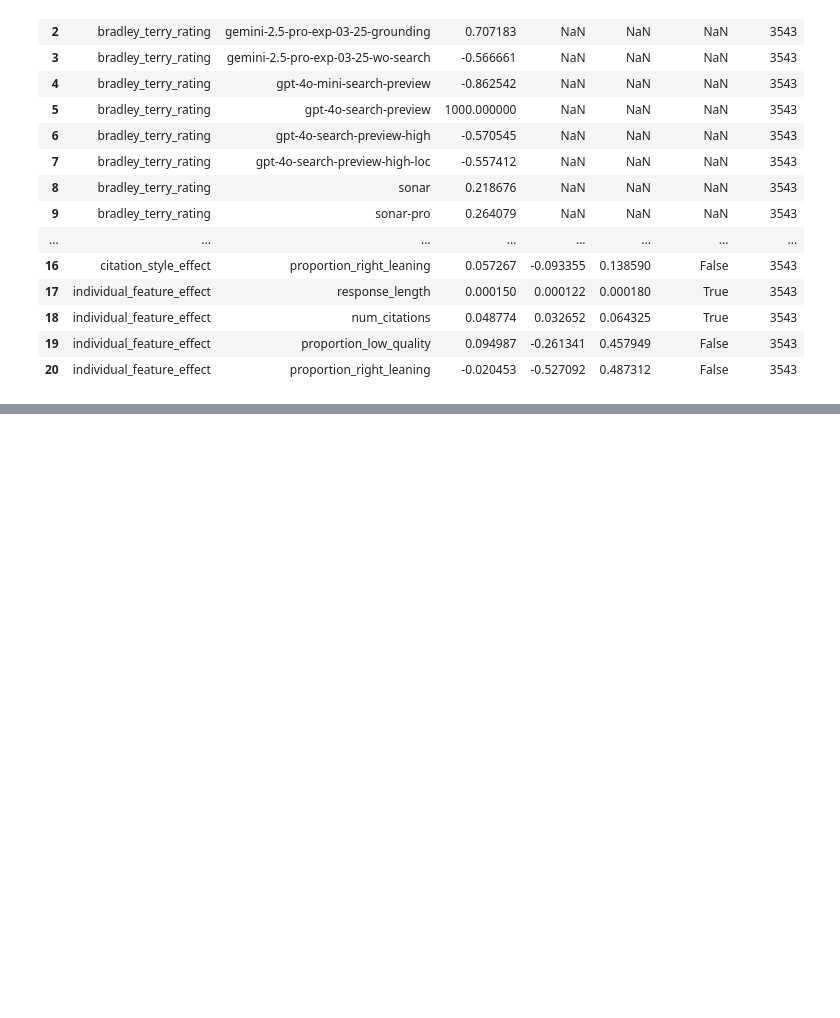
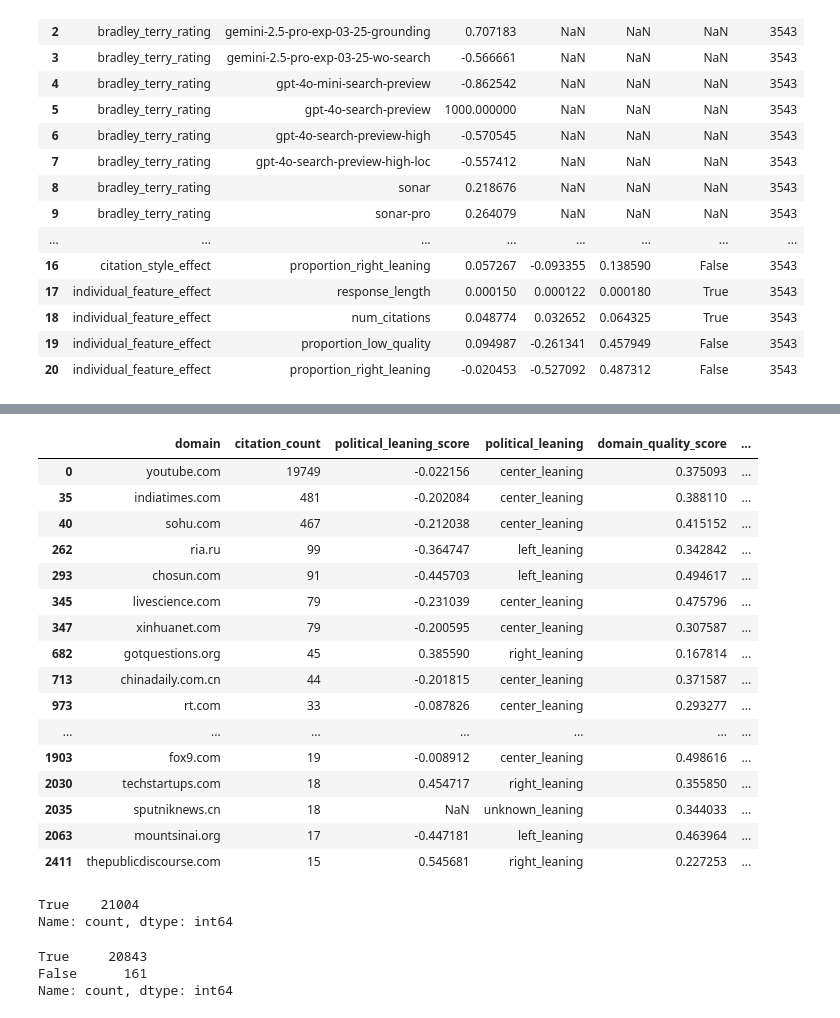
Before and after one commit to yang3kc/ai_search_arena, a Jupyter notebook: notebooks/preference_analysis.ipynb, the cells around one changed output, grey strips where cells are left out. Saved outputs shown, nothing was run; the diff lists cells and outputs as text; code cells hidden in the pictures; blank space fills up the shorter version.

```diff
--- a/notebooks/preference_analysis.ipynb
+++ b/notebooks/preference_analysis.ipynb
@@ -387,0 +526,20 @@ coeffs
+# %%
+domain_enriched_df.query("domain_quality == 'low_quality'").head(20)
+# %% [output]
+|  | domain | citation_count | political_leaning_score | political_leaning | domain_quality_score | ... |
+| 0 | youtube.com | 19749 | -0.022156 | center_leaning | 0.375093 | ... |
+| 35 | indiatimes.com | 481 | -0.202084 | center_leaning | 0.388110 | ... |
+| 40 | sohu.com | 467 | -0.212038 | center_leaning | 0.415152 | ... |
+| 262 | ria.ru | 99 | -0.364747 | left_leaning | 0.342842 | ... |
+| 293 | chosun.com | 91 | -0.445703 | left_leaning | 0.494617 | ... |
+| 345 | livescience.com | 79 | -0.231039 | center_leaning | 0.475796 | ... |
+| 347 | xinhuanet.com | 79 | -0.200595 | center_leaning | 0.307587 | ... |
+| 682 | gotquestions.org | 45 | 0.385590 | right_leaning | 0.167814 | ... |
+| 713 | chinadaily.com.cn | 44 | -0.201815 | center_leaning | 0.371587 | ... |
+| 973 | rt.com | 33 | -0.087826 | center_leaning | 0.293277 | ... |
+| ... | ... | ... | ... | ... | ... | ... |
+| 1903 | fox9.com | 19 | -0.008912 | center_leaning | 0.498616 | ... |
+| 2030 | techstartups.com | 18 | 0.454717 | right_leaning | 0.355850 | ... |
+| 2035 | sputniknews.cn | 18 | NaN | unknown_leaning | 0.344033 | ... |
+| 2063 | mountsinai.org | 17 | -0.447181 | left_leaning | 0.463964 | ... |
+| 2411 | thepublicdiscourse.com | 15 | 0.545681 | right_leaning | 0.227253 | ... |
@@ -387,0 +561,11 @@ coeffs
+# %%
+pd.Series(is_close_array).value_counts()
+# %% [output]
+True    21004
+Name: count, dtype: int64
+# %%
+temp_df.value_counts()
+# %% [output]
+True     20843
+False      161
+Name: count, dtype: int64
```
Also changed, not shown: parts of 24 cells of this notebook, 1 other file.
